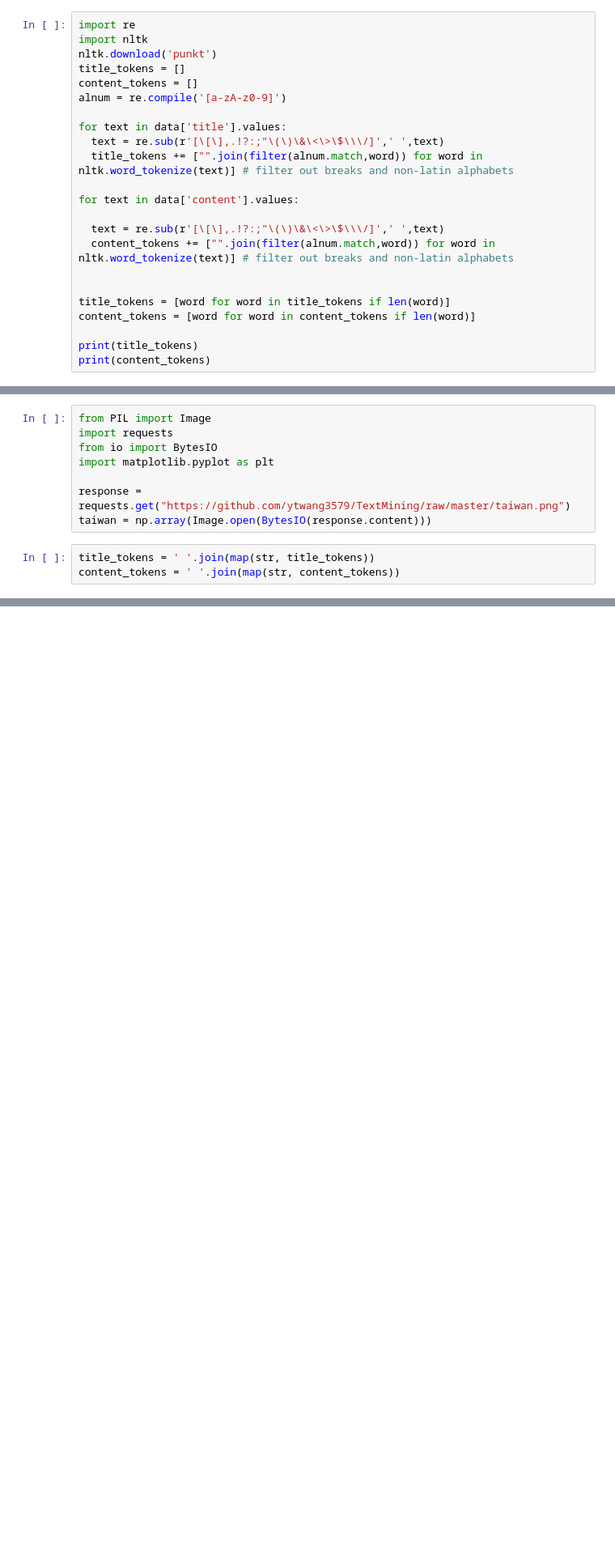
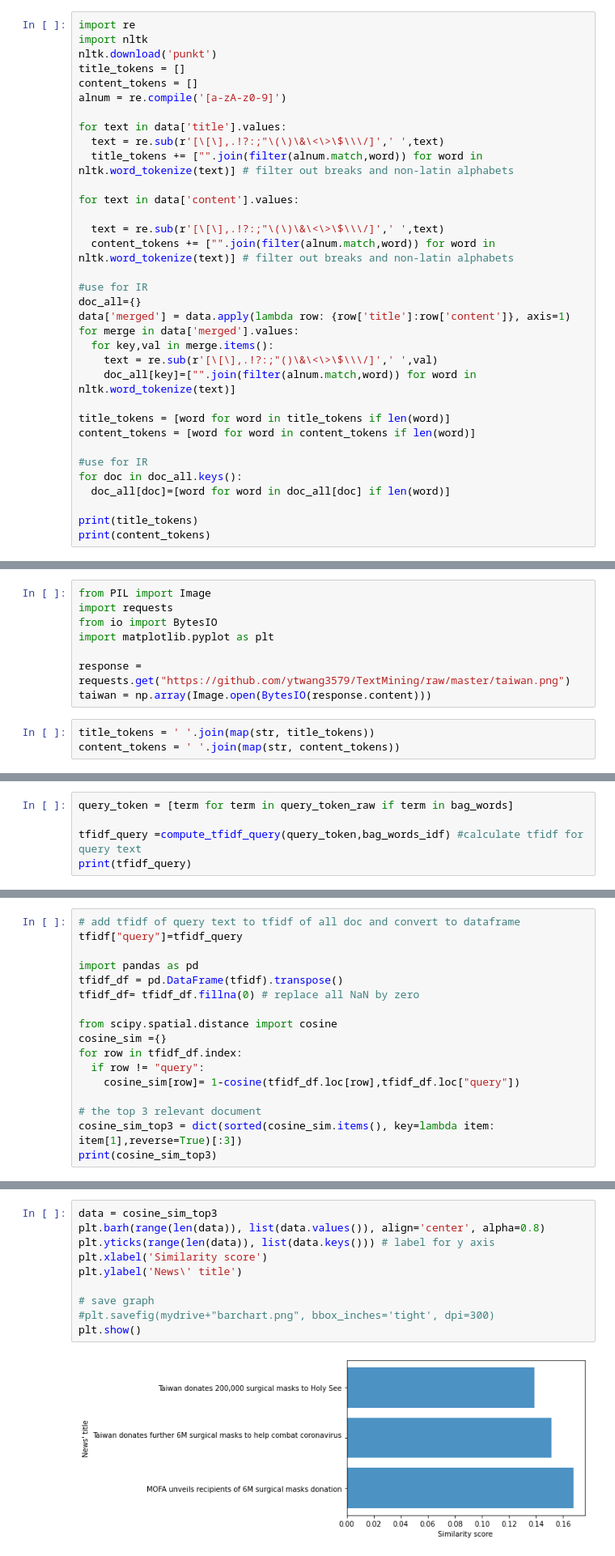
Before and after one commit to ytwang3579/TextMining, a Jupyter notebook: Project1_Group4_simple_textcloud.ipynb, the cells around one changed output, grey strips where cells are left out. Shown at 81% size. Saved outputs shown, nothing was run; the diff lists cells and outputs as text; blank space fills up the shorter version.

Commit message:
tfidf IR added

```diff
--- a/Project1_Group4_simple_textcloud.ipynb
+++ b/Project1_Group4_simple_textcloud.ipynb
@@ -80,10 +80,21 @@ for text in data['content'].values:
   text = re.sub(r'[\[\],.!?:;"\(\)\&\<\>\$\\\/]',' ',text)
   content_tokens += ["".join(filter(alnum.match,word)) for word in nltk.word_tokenize(text)] # filter out breaks and non-latin alphabets
 
+#use for IR
+doc_all={}
+data['merged'] = data.apply(lambda row: {row['title']:row['content']}, axis=1)
+for merge in data['merged'].values:
+  for key,val in merge.items():
+    text = re.sub(r'[\[\],.!?:;"()\&\<\>\$\\\/]',' ',val)
+    doc_all[key]=["".join(filter(alnum.match,word)) for word in nltk.word_tokenize(text)]
 
 title_tokens = [word for word in title_tokens if len(word)]
 content_tokens = [word for word in content_tokens if len(word)]
 
+#use for IR
+for doc in doc_all.keys():
+  doc_all[doc]=[word for word in doc_all[doc] if len(word)]
+
 print(title_tokens)
 print(content_tokens)
 # %% [output]
@@ -210,0 +411,5 @@ plot_wordcloud(content_tokens, mask=taiwan, title="Word Cloud of News Text",colo
+# %%
+query_token = [term for term in query_token_raw if term in bag_words]
+
+tfidf_query =compute_tfidf_query(query_token,bag_words_idf) #calculate tfidf for query text
+print(tfidf_query)
@@ -210,0 +418,17 @@ plot_wordcloud(content_tokens, mask=taiwan, title="Word Cloud of News Text",colo
+# %%
+# add tfidf of query text to tfidf of all doc and convert to dataframe
+tfidf["query"]=tfidf_query
+
+import pandas as pd
+tfidf_df = pd.DataFrame(tfidf).transpose()
+tfidf_df= tfidf_df.fillna(0) # replace all NaN by zero
+
+from scipy.spatial.distance import cosine
+cosine_sim ={}
+for row in tfidf_df.index:
+  if row != "query":
+    cosine_sim[row]= 1-cosine(tfidf_df.loc[row],tfidf_df.loc["query"])
+
+# the top 3 relevant document
+cosine_sim_top3 = dict(sorted(cosine_sim.items(), key=lambda item: item[1],reverse=True)[:3])
+print(cosine_sim_top3)
@@ -210,0 +443,12 @@ plot_wordcloud(content_tokens, mask=taiwan, title="Word Cloud of News Text",colo
+# %%
+data = cosine_sim_top3
+plt.barh(range(len(data)), list(data.values()), align='center', alpha=0.8)
+plt.yticks(range(len(data)), list(data.keys())) # label for y axis
+plt.xlabel('Similarity score')
+plt.ylabel('News\' title')
+
+# save graph
+#plt.savefig(mydrive+"barchart.png", bbox_inches='tight', dpi=300)
+plt.show()
+# %% [output]
+[figure, added]
```
Also changed, not shown: parts of 13 cells of this notebook.
